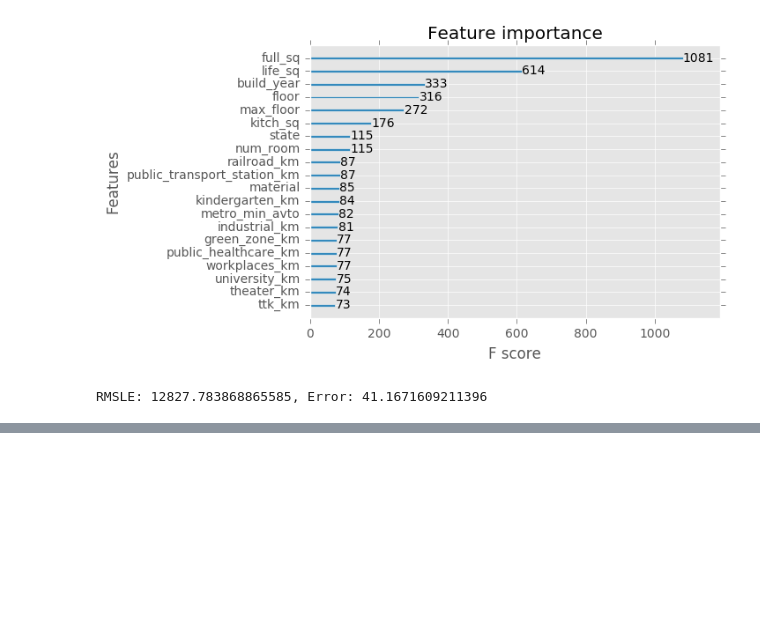
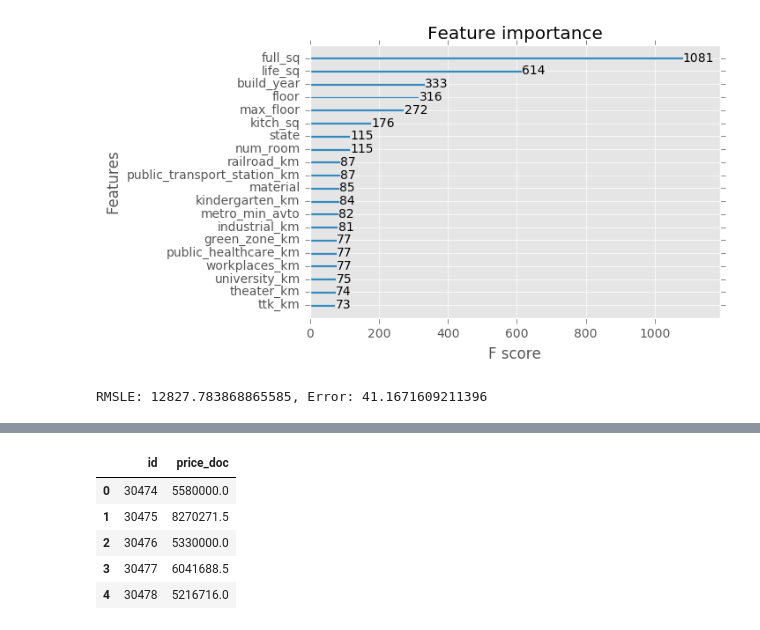
Before and after one commit to datitran/Krimskrams, a Jupyter notebook: Kaggle/Sberbank Russian Housing Market/naive_modeling_xgb_clean_data.ipynb, the cells around one changed output, grey strips where cells are left out. Saved outputs shown, nothing was run; the diff lists cells and outputs as text; code cells hidden in the pictures; blank space fills up the shorter version.

```diff
--- a/Kaggle/Sberbank Russian Housing Market/naive_modeling_xgb_clean_data.ipynb
+++ b/Kaggle/Sberbank Russian Housing Market/naive_modeling_xgb_clean_data.ipynb
@@ -94,0 +118,22 @@ output.to_csv("submissions_clean_{}.csv".format(datetime.datetime.today()), inde
+# %%
+def correct_investment_price(price):
+    return min(unique_investment_prices, key=lambda x: abs(x - price))
+# %%
+output_cor["price_doc_cor"] = output_cor[output_cor.product_type == "Investment"].apply(lambda x: correct_investment_price(x.price_doc), axis=1)
+# %%
+def take_price_doc_corr(x):
+    if x.product_type == "Investment":
+        return x.price_doc_cor
+    else:
+        return x.price_doc
+# %%
+output_final = output_cor.apply(lambda x: take_price_doc_corr(x), axis=1).reset_index(name="price_doc")
+# %%
+output_final.head()
+# %% [output]
+|  | id | price_doc |
+| 0 | 30474 | 5580000.0 |
+| 1 | 30475 | 8270271.5 |
+| 2 | 30476 | 5330000.0 |
+| 3 | 30477 | 6041688.5 |
+| 4 | 30478 | 5216716.0 |
```
Also changed, not shown: parts of 6 cells of this notebook, 2 other files.
